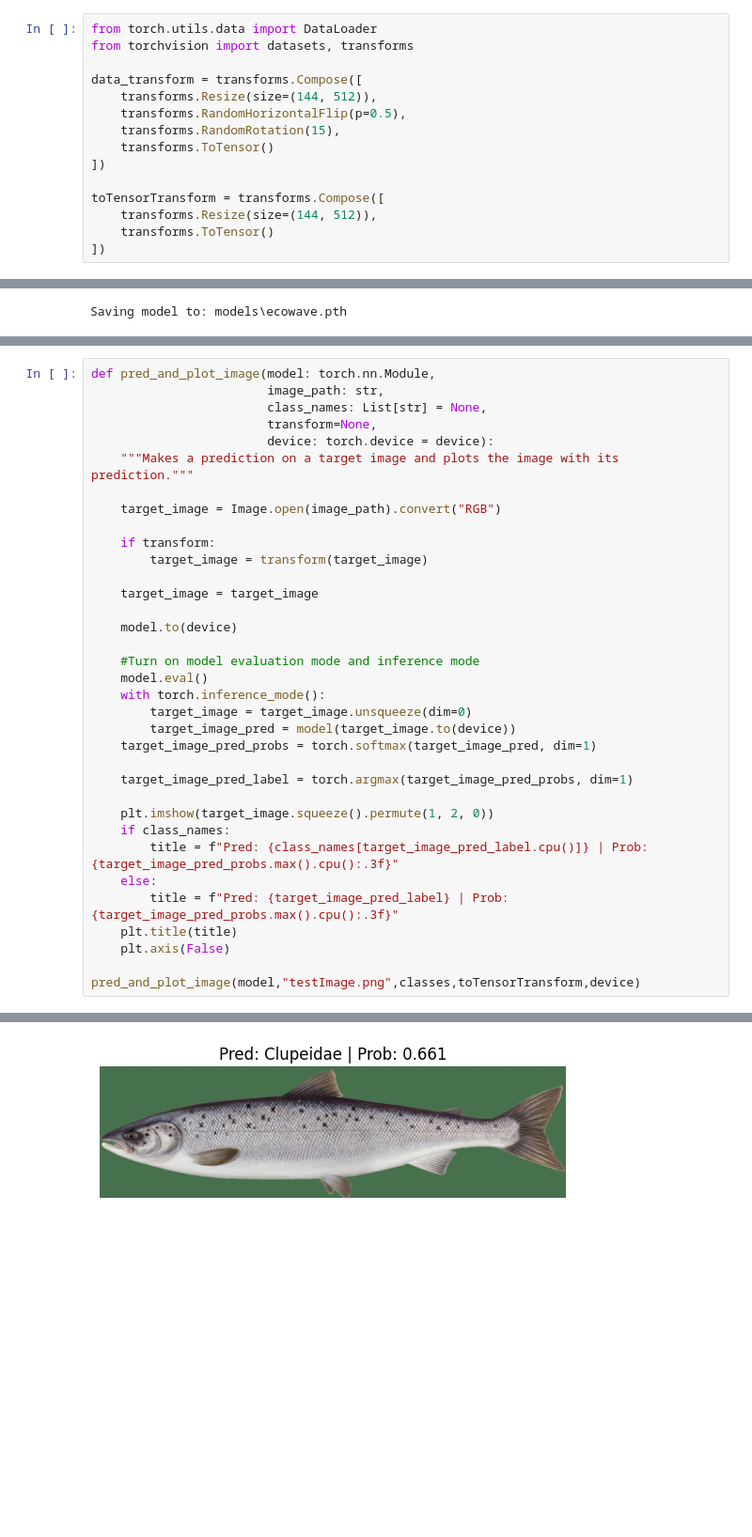
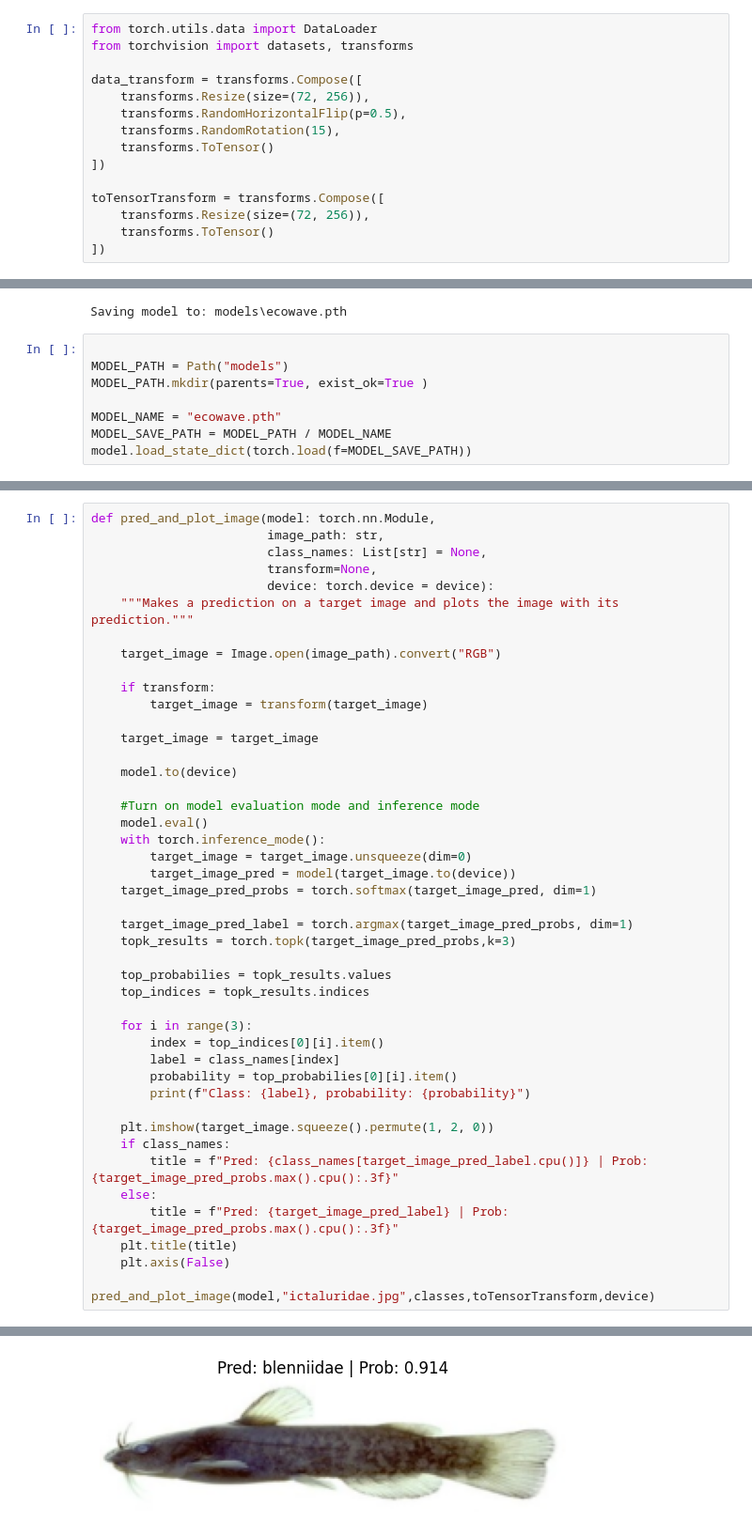
Before and after one commit to Giu27/ecowave, a Jupyter notebook: main.ipynb, the cells around one changed output, grey strips where cells are left out. Shown at 94% size. Cells and saved outputs as stored; diff of their text form; blank space fills up the shorter version.

```diff
--- a/main.ipynb
+++ b/main.ipynb
@@ -77,14 +77,14 @@ from torch.utils.data import DataLoader
 from torchvision import datasets, transforms
 
 data_transform = transforms.Compose([
-    transforms.Resize(size=(144, 512)),
+    transforms.Resize(size=(72, 256)),
     transforms.RandomHorizontalFlip(p=0.5),
     transforms.RandomRotation(15),
     transforms.ToTensor()
 ])
 
 toTensorTransform = transforms.Compose([
-    transforms.Resize(size=(144, 512)),
+    transforms.Resize(size=(72, 256)),
     transforms.ToTensor()
 ])
 # %%
@@ -353,3 +353,11 @@ print(f"Saving model to: {MODEL_SAVE_PATH}")
 torch.save(obj=model.state_dict(), f=MODEL_SAVE_PATH)
 # %% [output]
 Saving model to: models\ecowave.pth
+# %%
+
+MODEL_PATH = Path("models")
+MODEL_PATH.mkdir(parents=True, exist_ok=True )
+
+MODEL_NAME = "ecowave.pth"
+MODEL_SAVE_PATH = MODEL_PATH / MODEL_NAME
+model.load_state_dict(torch.load(f=MODEL_SAVE_PATH))
@@ -378,6 +388,16 @@ def pred_and_plot_image(model: torch.nn.Module,
     target_image_pred_probs = torch.softmax(target_image_pred, dim=1)
 
     target_image_pred_label = torch.argmax(target_image_pred_probs, dim=1)
+    topk_results = torch.topk(target_image_pred_probs,k=3)
+
+    top_probabilies = topk_results.values
+    top_indices = topk_results.indices
+
+    for i in range(3):
+        index = top_indices[0][i].item()
+        label = class_names[index]
+        probability = top_probabilies[0][i].item()
+        print(f"Class: {label}, probability: {probability}")
 
     plt.imshow(target_image.squeeze().permute(1, 2, 0))
     if class_names:
@@ -387,5 +407,5 @@ def pred_and_plot_image(model: torch.nn.Module,
     plt.title(title)
     plt.axis(False)
 
-pred_and_plot_image(model,"testImage.png",classes,toTensorTransform,device)
+pred_and_plot_image(model,"ictaluridae.jpg",classes,toTensorTransform,device)
 # %% [output]
@@ -392 +415 @@ pred_and_plot_image(model,"testImage.png",classes,toTensorTransform,device)
-[figure, old version]
+[figure, new version]
```
Also changed, not shown: parts of 3 cells of this notebook, 5 other files.
